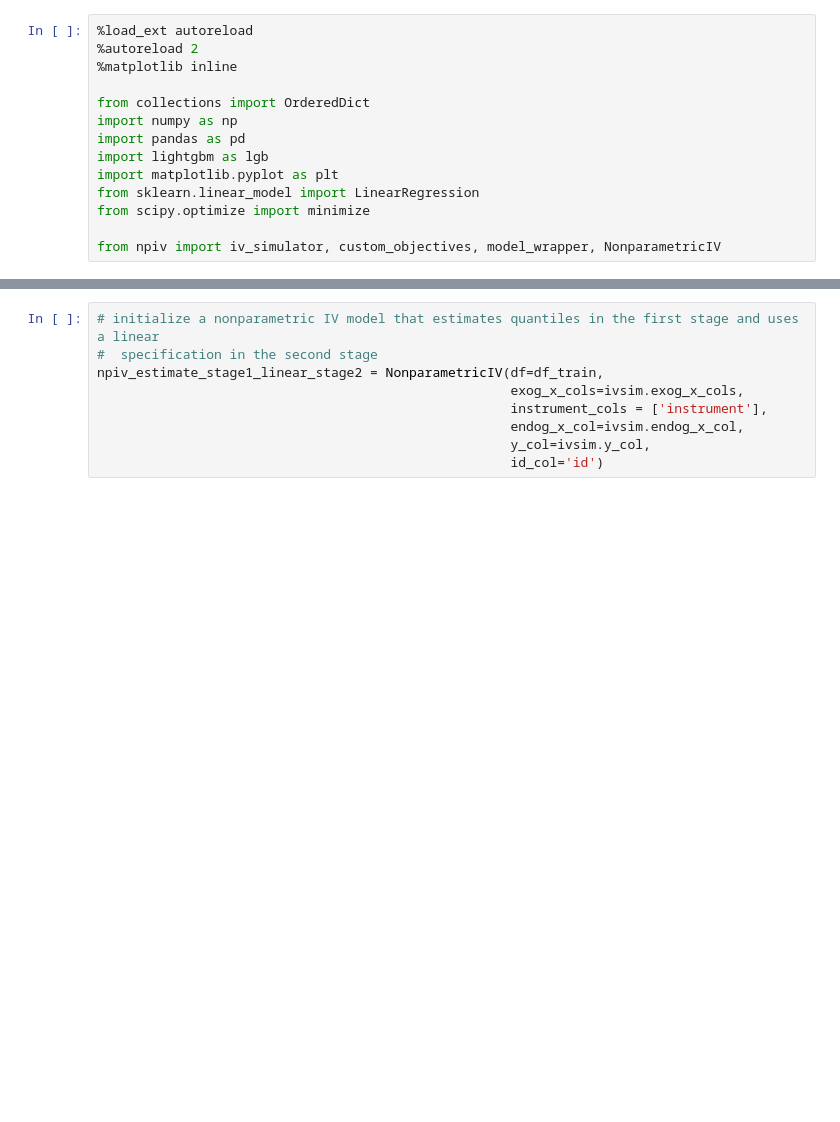
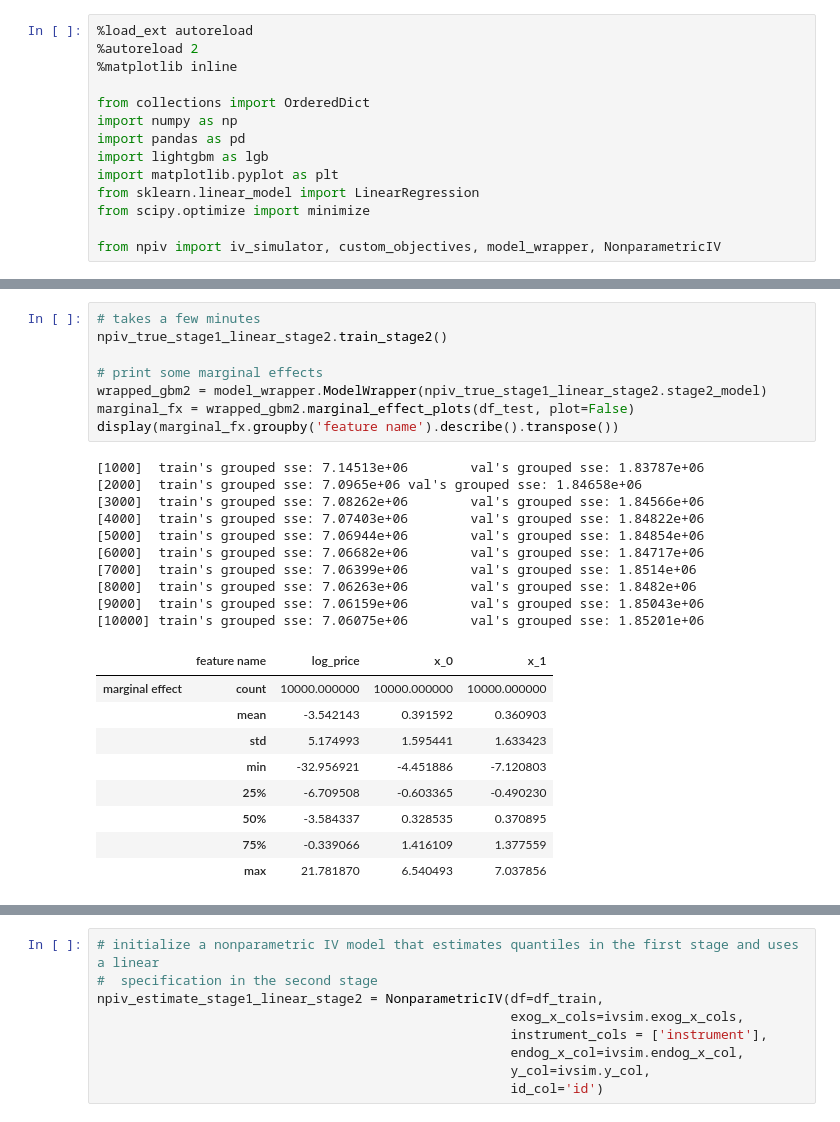
Before and after one commit to j-mark-hou/npiv, a Jupyter notebook: example/try_lgbiv.ipynb, the cells around one changed output, grey strips where cells are left out. Drawn from its saved outputs; the diff is of its cells as text; blank space fills up the shorter version.

```diff
--- a/example/try_lgbiv.ipynb
+++ b/example/try_lgbiv.ipynb
@@ -37,0 +150,28 @@ df.head()
+# %%
+# takes a few minutes
+npiv_true_stage1_linear_stage2.train_stage2()
+
+# print some marginal effects
+wrapped_gbm2 = model_wrapper.ModelWrapper(npiv_true_stage1_linear_stage2.stage2_model)
+marginal_fx = wrapped_gbm2.marginal_effect_plots(df_test, plot=False)
+display(marginal_fx.groupby('feature name').describe().transpose())
+# %% [output]
+[1000]  train's grouped sse: 7.14513e+06        val's grouped sse: 1.83787e+06
+[2000]  train's grouped sse: 7.0965e+06 val's grouped sse: 1.84658e+06
+[3000]  train's grouped sse: 7.08262e+06        val's grouped sse: 1.84566e+06
+[4000]  train's grouped sse: 7.07403e+06        val's grouped sse: 1.84822e+06
+[5000]  train's grouped sse: 7.06944e+06        val's grouped sse: 1.84854e+06
+[6000]  train's grouped sse: 7.06682e+06        val's grouped sse: 1.84717e+06
+[7000]  train's grouped sse: 7.06399e+06        val's grouped sse: 1.8514e+06
+[8000]  train's grouped sse: 7.06263e+06        val's grouped sse: 1.8482e+06
+[9000]  train's grouped sse: 7.06159e+06        val's grouped sse: 1.85043e+06
+[10000] train's grouped sse: 7.06075e+06        val's grouped sse: 1.85201e+06
+|  | feature name | log_price | x_0 | x_1 |
+| marginal effect | count | 10000.000000 | 10000.000000 | 10000.000000 |
+|  | mean | -3.542143 | 0.391592 | 0.360903 |
+|  | std | 5.174993 | 1.595441 | 1.633423 |
+|  | min | -32.956921 | -4.451886 | -7.120803 |
+|  | 25% | -6.709508 | -0.603365 | -0.490230 |
+|  | 50% | -3.584337 | 0.328535 | 0.370895 |
+|  | 75% | -0.339066 | 1.416109 | 1.377559 |
+|  | max | 21.781870 | 6.540493 | 7.037856 |
```
Also changed, not shown: parts of 26 cells of this notebook, 1 other file.
